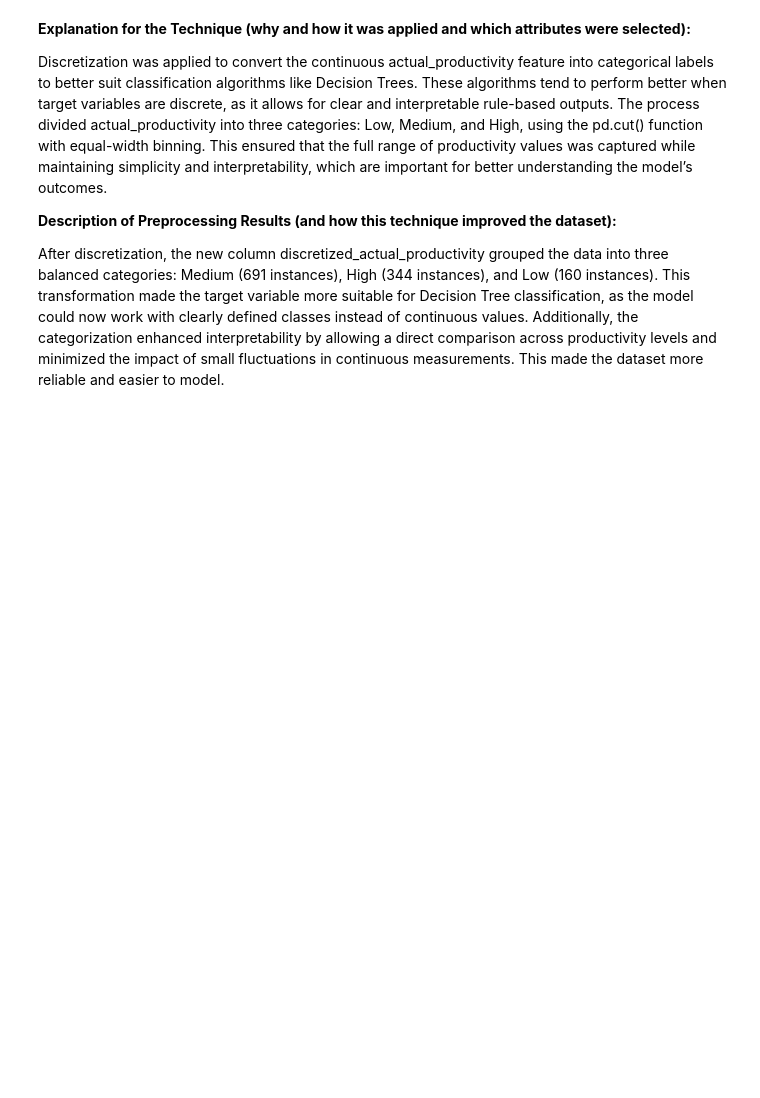
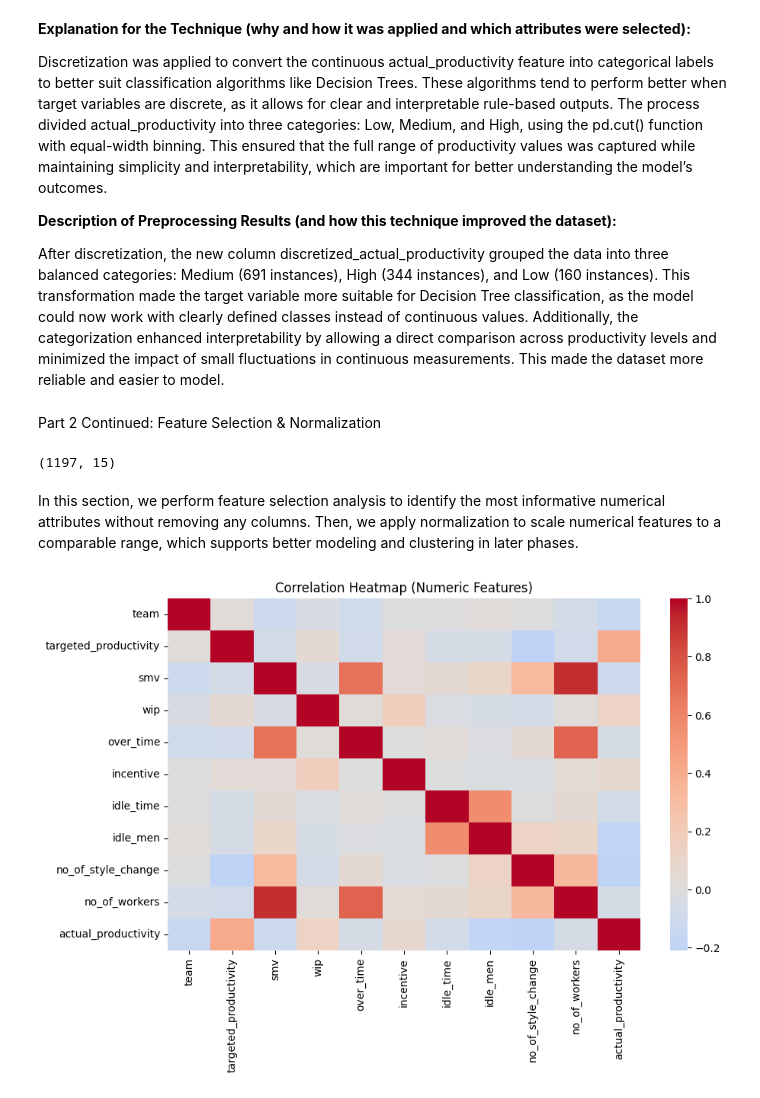
Before and after one commit to hind190/Data-Mining-Project-, a Jupyter notebook: phase2.ipynb, the cells around one changed output. Saved outputs shown, nothing was run; the diff lists cells and outputs as text; code cells hidden in the pictures; blank space fills up the shorter version.

```diff
--- a/phase2.ipynb
+++ b/phase2.ipynb
@@ -276,3 +276,27 @@ Discretization was applied to convert the continuous actual_productivity feature
 **Description of Preprocessing Results (and how this technique improved the dataset):**
 
 After discretization, the new column discretized_actual_productivity grouped the data into three balanced categories: Medium (691 instances), High (344 instances), and Low (160 instances). This transformation made the target variable more suitable for Decision Tree classification, as the model could now work with clearly defined classes instead of continuous values. Additionally, the categorization enhanced interpretability by allowing a direct comparison across productivity levels and minimized the impact of small fluctuations in continuous measurements. This made the dataset more reliable and easier to model.
+# %% [markdown]
+Part 2 Continued: Feature Selection & Normalization
+# %%
+df_work = Preprocessed_dataset.copy()
+df_work.shape
+# %% [output]
+(1197, 15)
+# %% [markdown]
+In this section, we perform feature selection analysis to identify the most informative numerical attributes without removing any columns.
+Then, we apply normalization to scale numerical features to a comparable range, which supports better modeling and clustering in later phases.
+# %%
+import numpy as np
+import seaborn as sns
+import matplotlib.pyplot as plt
+
+num_cols = df_work.select_dtypes(include=[np.number]).columns.tolist()
+corr = df_work[num_cols].corr()
+
+plt.figure(figsize=(10,6))
+sns.heatmap(corr, cmap="coolwarm", center=0)
+plt.title("Correlation Heatmap (Numeric Features)")
+plt.show()
+# %% [output]
+[figure, added]
```
Also changed, not shown: parts of 7 cells of this notebook.
